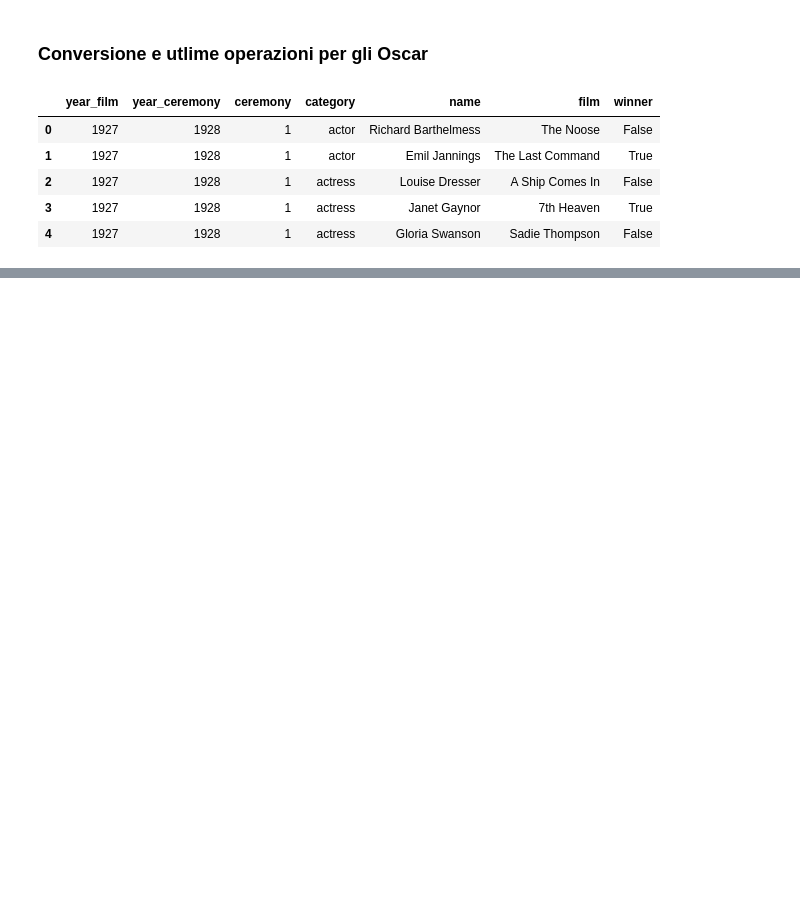
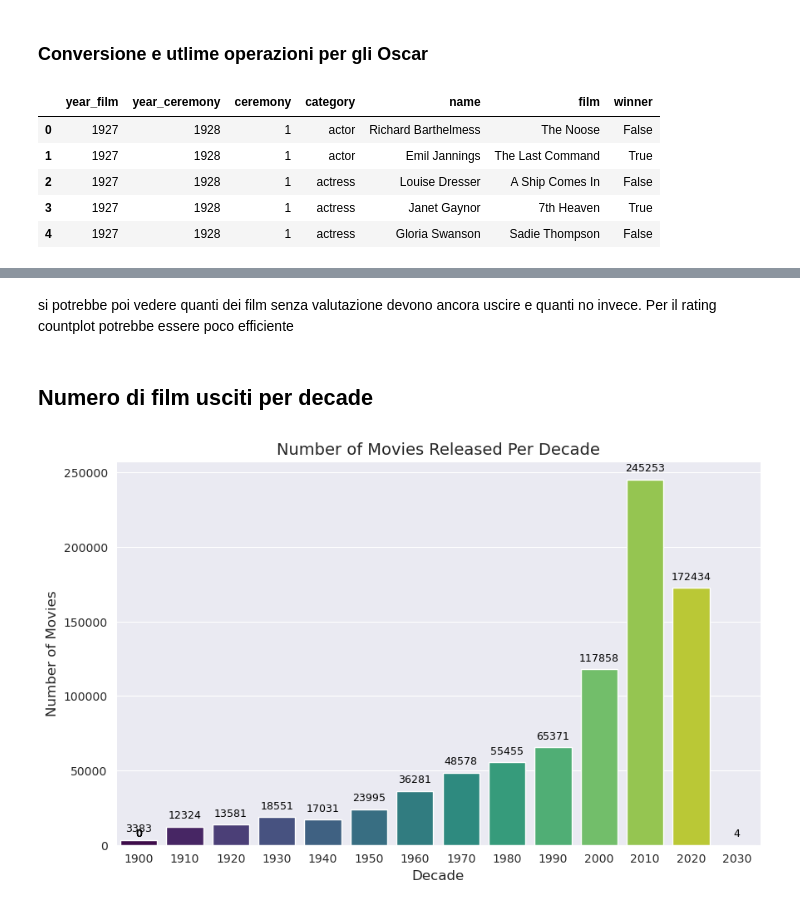
Before and after one commit to DarioMangini/IUM_Progetto_Mangini_Dario, a Jupyter notebook: solution/analisi.ipynb, the cells around one changed output, grey strips where cells are left out. Saved outputs shown, nothing was run; the diff lists cells and outputs as text; code cells hidden in the pictures; blank space fills up the shorter version.

```diff
--- a/solution/analisi.ipynb
+++ b/solution/analisi.ipynb
@@ -1465,0 +1550,31 @@ df_oscar_clean.head()
+# %% [markdown]
+si potrebbe poi vedere quanti dei film senza valutazione devono ancora uscire e quanti no invece. Per il rating countplot potrebbe essere poco efficiente
+# %% [markdown]
+## Numero di film usciti per decade
+# %%
+# Filtrare anni non validi o troppo vecchi
+df_movies_clean = df_movies_clean[df_movies_clean['year'] >= 1900]
+
+# Creare la colonna 'decade'
+df_movies_clean['decade'] = (df_movies_clean['year'] // 10) * 10
+
+# Creare il barplot con il DataFrame corretto
+plt.figure(figsize=(10, 6))
+ax = sns.countplot(x='decade', data=df_movies_clean, hue='decade', palette='viridis', dodge=False)
+plt.legend([], [], frameon=False)
+
+# Aggiungere titolo e etichette
+plt.title('Number of Movies Released Per Decade', fontsize=14)
+plt.xlabel('Decade', fontsize=12)
+plt.ylabel('Number of Movies', fontsize=12)
+
+# Aggiungere conteggi sopra le barre
+for p in ax.patches:
+    ax.annotate(f'{int(p.get_height())}',
+                (p.get_x() + p.get_width() / 2., p.get_height()),
+                ha='center', va='bottom', fontsize=9, color='black', xytext=(0, 5),
+                textcoords='offset points')
+
+plt.show()
+# %% [output]
+[figure, added]
```
Also changed, not shown: parts of 25 cells of this notebook.
